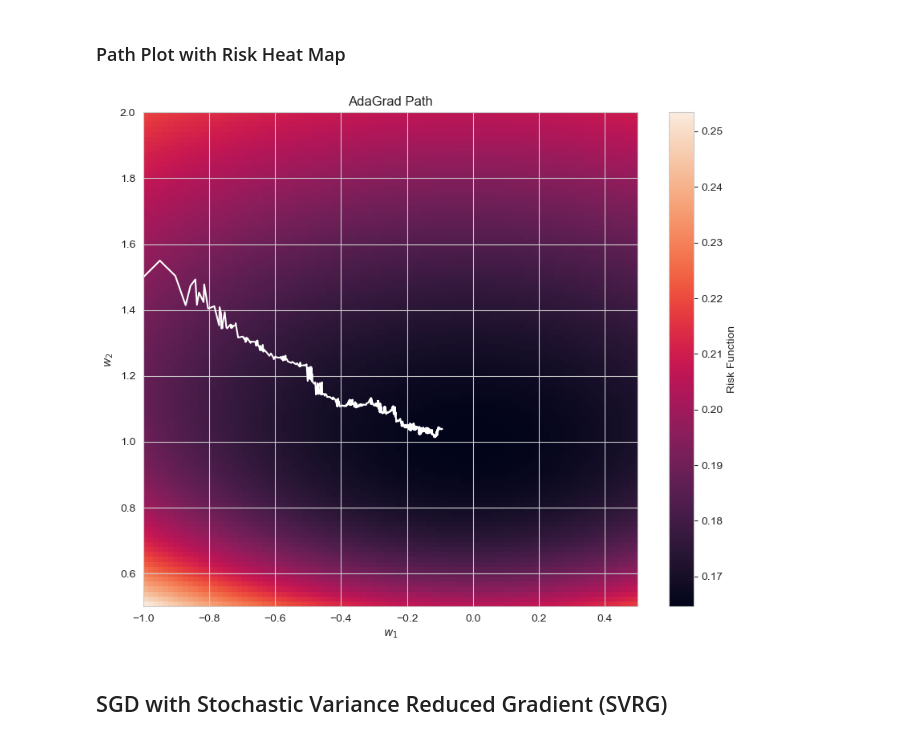
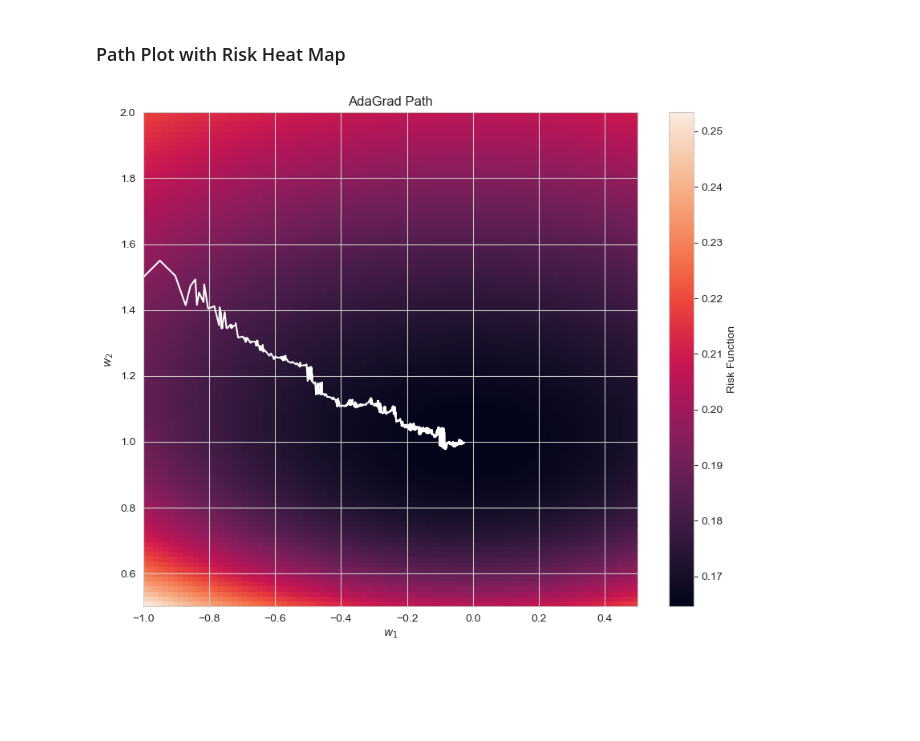
Before and after one commit to jreaso/gradient-descent-algorithms, a Jupyter notebook: logistic_regression_example.ipynb, the cells around one changed output. Saved outputs shown, nothing was run; the diff lists cells and outputs as text; code cells hidden in the pictures; blank space fills up the shorter version.

```diff
--- a/logistic_regression_example.ipynb
+++ b/logistic_regression_example.ipynb
@@ -393,23 +393,21 @@ plt.show()
 # %%
 # Create a grid of x and y values using numpy meshgrid and evaluate the risk function at all pairs
 W1, W2 = np.meshgrid(np.linspace(-1, 0.5, 100), np.linspace(0.5, 2, 100))
 Z = risk_fun_eval(W1, W2)
 
 # Create the heatmap
 plt.figure(figsize=(10, 8))
 plt.imshow(Z, extent=[-1, 0.5, 0.5, 2], origin='lower')
 plt.colorbar(label='Risk Function')
 
-w_trace_df = pd.DataFrame(w_trace[:1000], columns=['w1', 'w2'])  # Create a DataFrame for w_trace
+w_trace_df = pd.DataFrame(w_trace[:1500], columns=['w1', 'w2'])  # Create a DataFrame for w_trace
 sns.lineplot(data=w_trace_df, x='w1', y='w2', color='white')  # Plot the SGD path on top of the heatmap
 
 plt.xlabel('$w_1$')
 plt.ylabel('$w_2$')
 plt.title('AdaGrad Path')
 plt.grid(True)
 plt.savefig('images/adagrad_path_heatmap', dpi=dpi)
 plt.show()
 # %% [output]
-[figure, old version]
+[figure, new version]
-# %% [markdown]
-## SGD with Stochastic Variance Reduced Gradient (SVRG)
```
Also changed, not shown: parts of 1 cell of this notebook, 1 other file.
